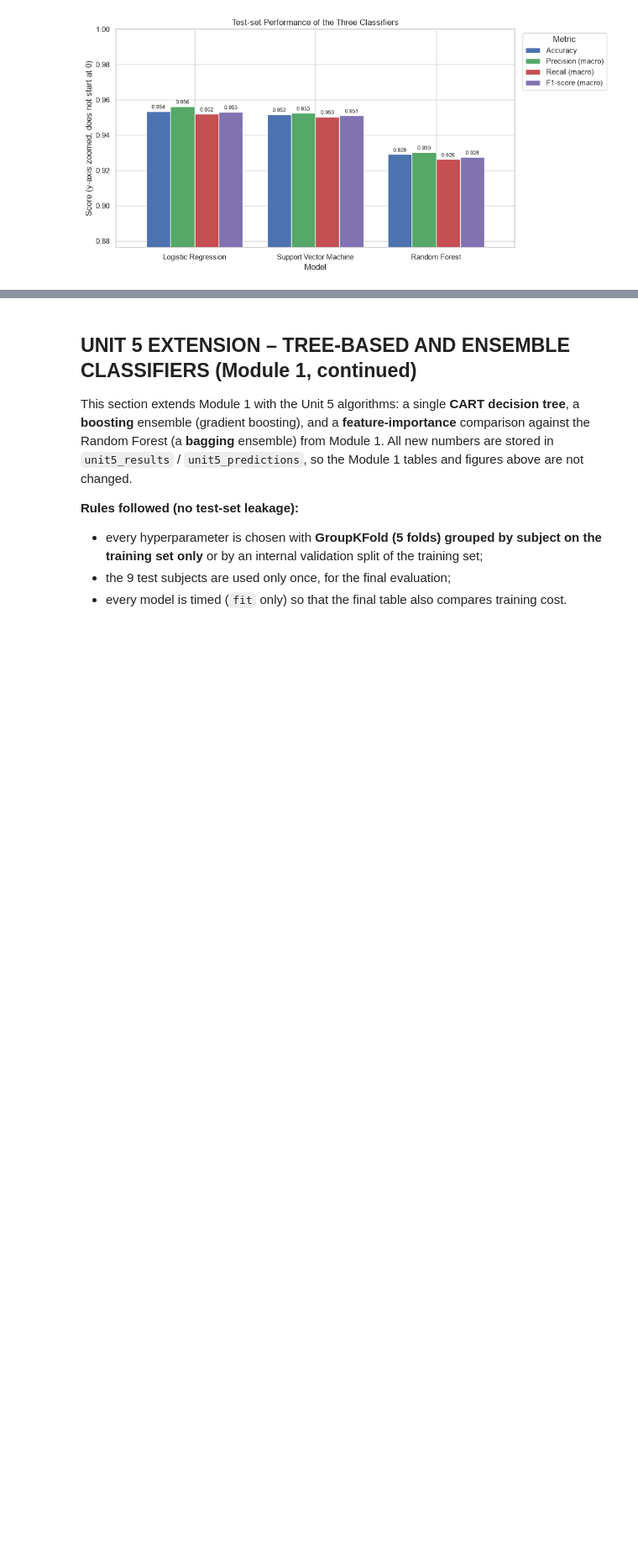
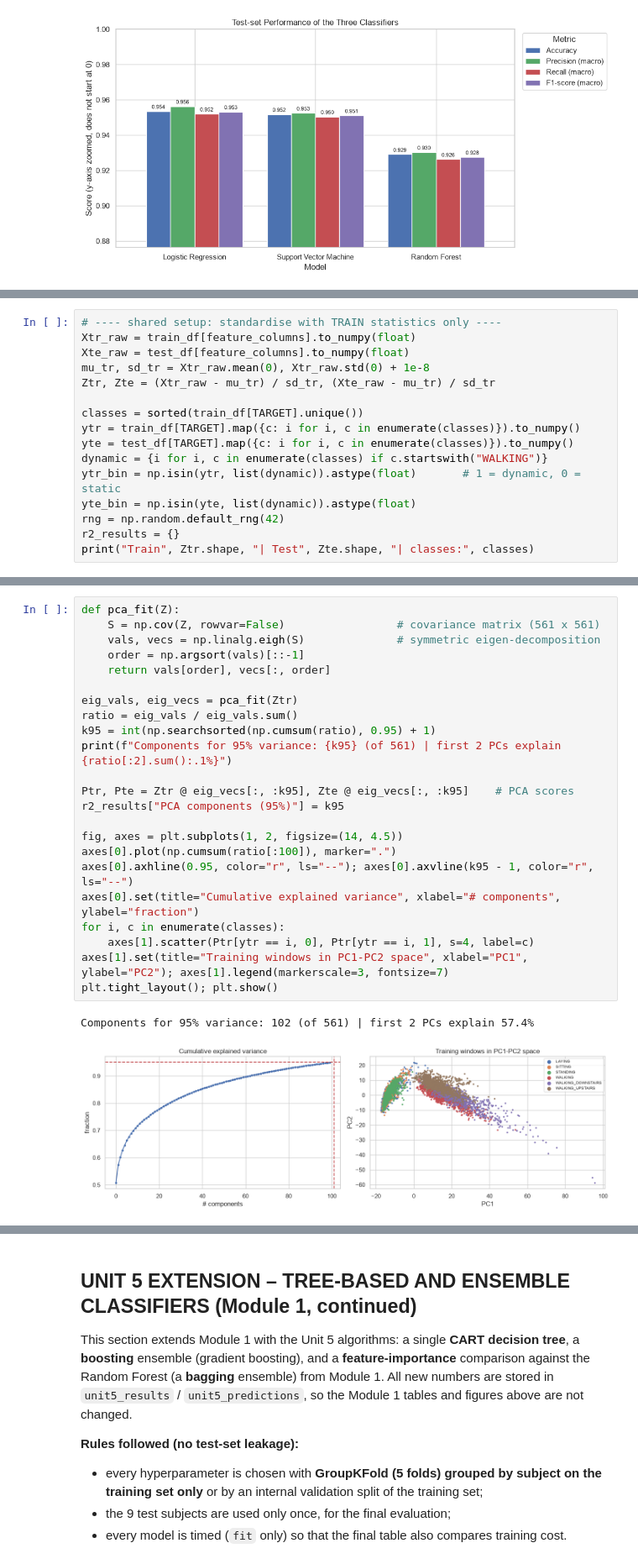
Before and after one commit to Adithya1217/machine_learning_project, a Jupyter notebook: HAR_Classification_Project.ipynb, the cells around one changed output, grey strips where cells are left out. Shown at 84% size. Saved outputs shown, nothing was run; the diff lists cells and outputs as text; blank space fills up the shorter version.

```diff
--- a/HAR_Classification_Project.ipynb
+++ b/HAR_Classification_Project.ipynb
@@ -529,0 +710,16 @@ plt.show()
+# %%
+# ---- shared setup: standardise with TRAIN statistics only ----
+Xtr_raw = train_df[feature_columns].to_numpy(float)
+Xte_raw = test_df[feature_columns].to_numpy(float)
+mu_tr, sd_tr = Xtr_raw.mean(0), Xtr_raw.std(0) + 1e-8
+Ztr, Zte = (Xtr_raw - mu_tr) / sd_tr, (Xte_raw - mu_tr) / sd_tr
+
+classes = sorted(train_df[TARGET].unique())
+ytr = train_df[TARGET].map({c: i for i, c in enumerate(classes)}).to_numpy()
+yte = test_df[TARGET].map({c: i for i, c in enumerate(classes)}).to_numpy()
+dynamic = {i for i, c in enumerate(classes) if c.startswith("WALKING")}
+ytr_bin = np.isin(ytr, list(dynamic)).astype(float)       # 1 = dynamic, 0 = static
+yte_bin = np.isin(yte, list(dynamic)).astype(float)
+rng = np.random.default_rng(42)
+r2_results = {}
+print("Train", Ztr.shape, "| Test", Zte.shape, "| classes:", classes)
@@ -529,0 +734,26 @@ plt.show()
+# %%
+def pca_fit(Z):
+    S = np.cov(Z, rowvar=False)                 # covariance matrix (561 x 561)
+    vals, vecs = np.linalg.eigh(S)              # symmetric eigen-decomposition
+    order = np.argsort(vals)[::-1]
+    return vals[order], vecs[:, order]
+
+eig_vals, eig_vecs = pca_fit(Ztr)
+ratio = eig_vals / eig_vals.sum()
+k95 = int(np.searchsorted(np.cumsum(ratio), 0.95) + 1)
+print(f"Components for 95% variance: {k95} (of 561) | first 2 PCs explain {ratio[:2].sum():.1%}")
+
+Ptr, Pte = Ztr @ eig_vecs[:, :k95], Zte @ eig_vecs[:, :k95]    # PCA scores
+r2_results["PCA components (95%)"] = k95
+
+fig, axes = plt.subplots(1, 2, figsize=(14, 4.5))
+axes[0].plot(np.cumsum(ratio[:100]), marker=".")
+axes[0].axhline(0.95, color="r", ls="--"); axes[0].axvline(k95 - 1, color="r", ls="--")
+axes[0].set(title="Cumulative explained variance", xlabel="# components", ylabel="fraction")
+for i, c in enumerate(classes):
+    axes[1].scatter(Ptr[ytr == i, 0], Ptr[ytr == i, 1], s=4, label=c)
+axes[1].set(title="Training windows in PC1-PC2 space", xlabel="PC1", ylabel="PC2"); axes[1].legend(markerscale=3, fontsize=7)
+plt.tight_layout(); plt.show()
+# %% [output]
+Components for 95% variance: 102 (of 561) | first 2 PCs explain 57.4%
+[figure, added]
```
Also changed, not shown: parts of 34 cells of this notebook.
